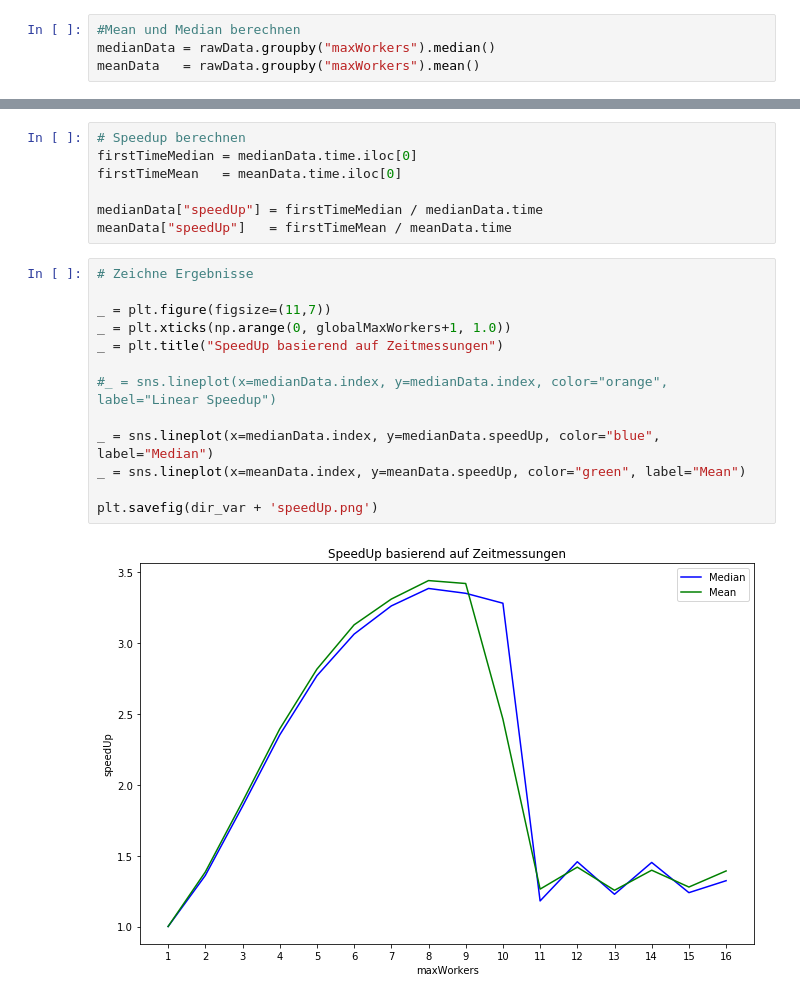
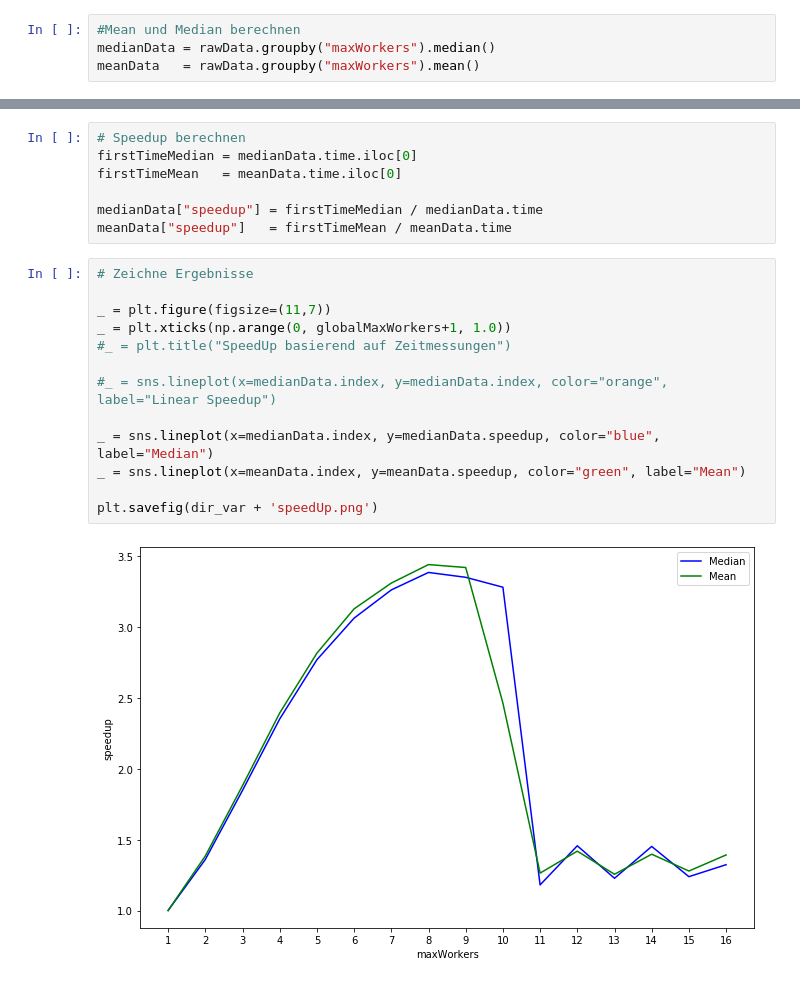
Before and after one commit to maxbundscherer/scala-akka-prime, a Jupyter notebook: reports/report.ipynb, the cells around one changed output, grey strips where cells are left out. Drawn from its saved outputs; the diff is of its cells as text.

```diff
--- a/reports/report.ipynb
+++ b/reports/report.ipynb
@@ -88,20 +88,20 @@ _ = plt.savefig(dir_var + 'time.png')
 firstTimeMedian = medianData.time.iloc[0]
 firstTimeMean   = meanData.time.iloc[0]
 
-medianData["speedUp"] = firstTimeMedian / medianData.time
-meanData["speedUp"]   = firstTimeMean / meanData.time
+medianData["speedup"] = firstTimeMedian / medianData.time
+meanData["speedup"]   = firstTimeMean / meanData.time
 # %%
 # Zeichne Ergebnisse
 
 _ = plt.figure(figsize=(11,7))
 _ = plt.xticks(np.arange(0, globalMaxWorkers+1, 1.0))
-_ = plt.title("SpeedUp basierend auf Zeitmessungen")
+#_ = plt.title("SpeedUp basierend auf Zeitmessungen")
 
 #_ = sns.lineplot(x=medianData.index, y=medianData.index, color="orange", label="Linear Speedup")
 
-_ = sns.lineplot(x=medianData.index, y=medianData.speedUp, color="blue", label="Median")
-_ = sns.lineplot(x=meanData.index, y=meanData.speedUp, color="green", label="Mean")
+_ = sns.lineplot(x=medianData.index, y=medianData.speedup, color="blue", label="Median")
+_ = sns.lineplot(x=meanData.index, y=meanData.speedup, color="green", label="Mean")
 
 plt.savefig(dir_var + 'speedUp.png')
 # %% [output]
-[figure, old version]
+[figure, new version]
```
Also changed, not shown: parts of 1 cell of this notebook.
